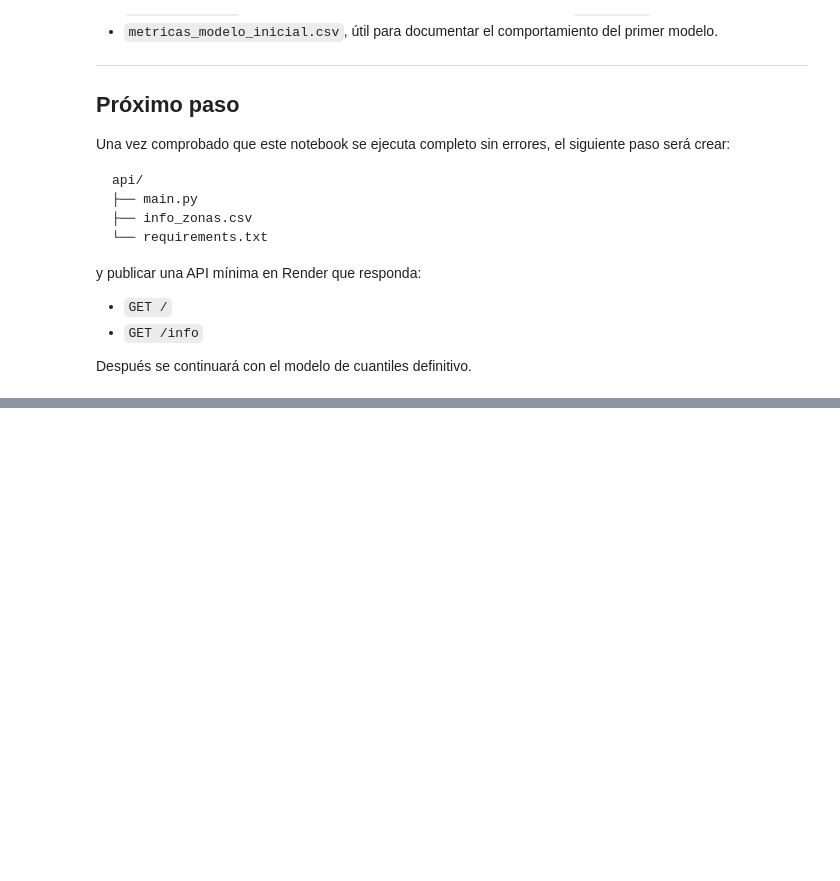
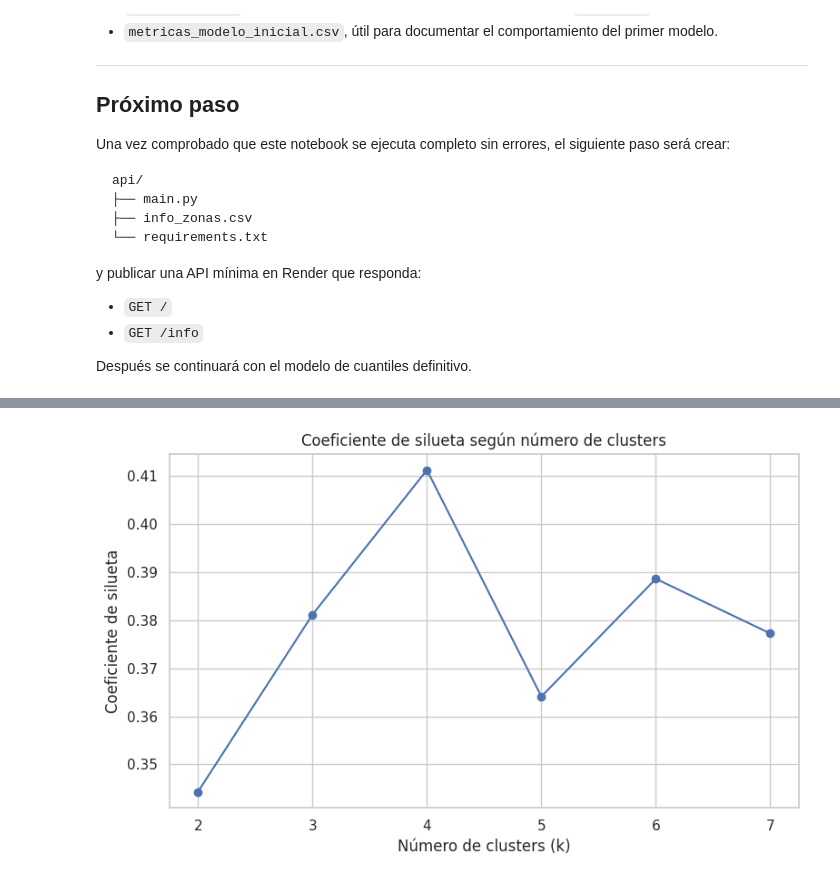
Before and after one commit to IsaiZepeda04/taxis-nyc, a Jupyter notebook: preparacion.ipynb, the cells around one changed output, grey strips where cells are left out. Drawn from its saved outputs; the diff is of its cells as text; code cells hidden in the pictures; blank space fills up the shorter version.

Commit message:
Agregar segmentacion KMeans PCA y app Streamlit(Avance)

```diff
--- a/preparacion.ipynb
+++ b/preparacion.ipynb
@@ -1051,0 +1170,22 @@ Después se continuará con el modelo de cuantiles definitivo.
+# %%
+# ============================================================
+# 26. LIMPIEZA TEMPORAL
+# ============================================================
+
+# Aseguramos que la fecha tenga formato datetime.
+viajes_segmentacion["tpep_pickup_datetime"] = pd.to_datetime(
+    viajes_segmentacion["tpep_pickup_datetime"],
+    errors="coerce"
+)
+
+# Conservamos solo viajes cuyo inicio ocurrió durante enero de 2024.
+viajes_segmentacion = viajes_segmentacion[
+    (viajes_segmentacion["tpep_pickup_datetime"] >= FECHA_INICIO)
+    &
+    (viajes_segmentacion["tpep_pickup_datetime"] < FECHA_FIN_ENERO)
+].copy()
+
+print(
+    f"Viajes válidos de enero para segmentación: "
+    f"{len(viajes_segmentacion):,}"
+)
@@ -1051,0 +1644,23 @@ Después se continuará con el modelo de cuantiles definitivo.
+# %%
+# ============================================================
+# 34. GRÁFICA DEL COEFICIENTE DE SILUETA
+# ============================================================
+
+plt.figure(figsize=(8, 5))
+
+plt.plot(
+    tabla_silueta["k"],
+    tabla_silueta["silueta"],
+    marker="o",
+)
+
+plt.title(
+    "Coeficiente de silueta según número de clusters"
+)
+plt.xlabel("Número de clusters (k)")
+plt.ylabel("Coeficiente de silueta")
+plt.xticks(range(2, 8))
+plt.tight_layout()
+plt.show()
+# %% [output]
+[figure, added]
```
Also changed, not shown: parts of 46 cells of this notebook, 9 other files.
